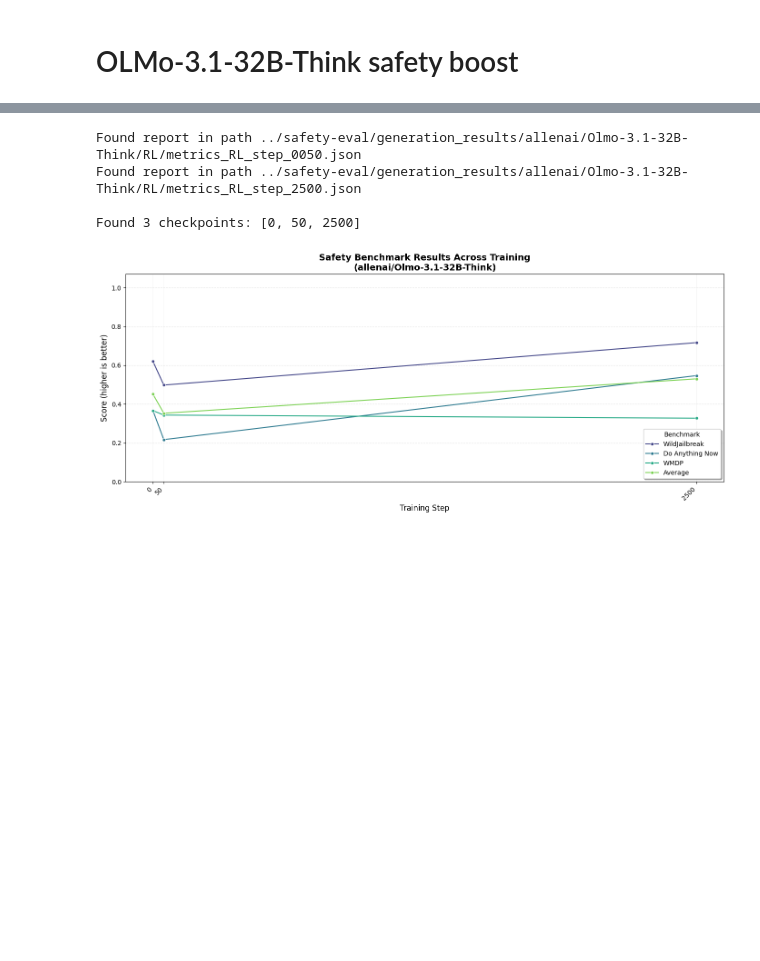
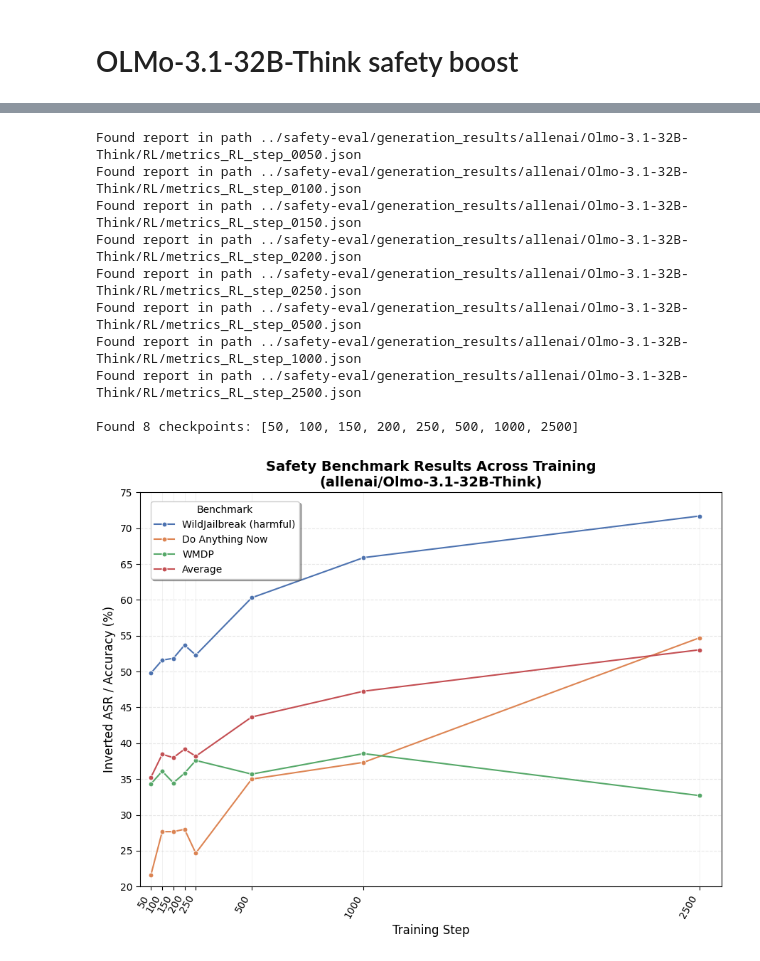
Before and after one commit to Neelectric/open-r1_safety, a Jupyter notebook: data_viz/olmo_3.1_dataviz.ipynb, the cells around one changed output, grey strips where cells are left out. Drawn from its saved outputs; the diff is of its cells as text; code cells hidden in the pictures; blank space fills up the shorter version.

Commit message:
making progress on olmo3.1 32b think safety eval data viz

```diff
--- a/data_viz/olmo_3.1_dataviz.ipynb
+++ b/data_viz/olmo_3.1_dataviz.ipynb
@@ -107,9 +112,12 @@ import json
 import pandas as pd
 import matplotlib.pyplot as plt
 import seaborn as sns
+from matplotlib.ticker import MultipleLocator
 
 root_file_path = "../safety-eval/generation_results/"
 model_name = "allenai/Olmo-3.1-32B-Think"
+include_base_model = False
+x_min = 0
 
 safety_benchmark_configs = [
     ('wildjailbreak::harmful_wildguard_reasoning_answer', 'inverted_macro_asr'),
@@ -117,7 +125,6 @@ safety_benchmark_configs = [
     ('wmdp::default_reasoning_answer', 'inverted_accuracy')
 ]
 
-# Shorter display names for the legend
 benchmark_display_names = {
     'wildjailbreak::harmful_wildguard_reasoning_answer': 'WildJailbreak (harmful)',
     'do_anything_now::wildguard_reasoning_answer': 'Do Anything Now',
@@ -143,12 +150,15 @@ def retrieve_results(
         scores.append(mean)
     return scores
 
-### Collect data for base model (step 0)
-base_path = root_file_path + "allenai/Olmo-3-32B-Think" + "/RL/metrics_RL_main.json"
-base_values = retrieve_results(results_json_path=base_path, benchmark_configs=safety_benchmark_configs, compute_mean=True)
+steps_found = []
+all_values = []
 
-steps_found = [0]  # base as step 0
-all_values = [base_values]
+if include_base_model:
+    base_path = root_file_path + "allenai/Olmo-3-32B-Think" + "/RL/metrics_RL_main.json"
+    base_values = retrieve_results(results_json_path=base_path, benchmark_configs=safety_benchmark_configs, compute_mean=True)
+    print(f"Found report in path {base_path}")
+    steps_found.append(0)
+    all_values.append(base_values)
 
 max_digits = 4
 stop = 2550
@@ -166,55 +176,65 @@ for i in range(50, stop, 50):
 
 print(f"\nFound {len(steps_found)} checkpoints: {steps_found}")
 
-# Build long-format DataFrame for seaborn
 data = []
 for step_idx, step in enumerate(steps_found):
     for bench_idx, benchmark in enumerate(display_names):
         data.append({
             'Step': step,
             'Benchmark': benchmark,
-            'Score': all_values[step_idx][bench_idx]
+            'Score': all_values[step_idx][bench_idx] * 100  # Multiply by 100
         })
 
 df = pd.DataFrame(data)
-
-# Plotting
-fig, ax = plt.subplots(figsize=(14, 6))
-palette = sns.color_palette("viridis", len(display_names))
-
+fig, ax = plt.subplots(figsize=(9, 7))
+### Changed palette for better color distinction between lines
+palette = ["#4C72B0", "#DD8452", "#55A868", "#C44E52"]
 sns.lineplot(
     data=df, x='Step', y='Score', hue='Benchmark',
     ax=ax, palette=palette, marker='o', markersize=5, linewidth=1.5
 )
-
-# Add subtle markers for steps with data
 for step in steps_found:
     ax.axvline(x=step, color='gray', alpha=0.15, linestyle='-', linewidth=0.5)
 
 ax.set_xlabel('Training Step', fontsize=12)
-ax.set_ylabel('Score (higher is better)', fontsize=12)
+### Changed y-axis label to be more specific
+ax.set_ylabel('Inverted ASR / Accuracy (%)', fontsize=12)
 ax.set_title(f'Safety Benchmark Results Across Training\n({model_name})', fontsize=14, fontweight='bold')
-ax.legend(title='Benchmark', frameon=True, fancybox=True, shadow=True, loc='lower right')
-ax.grid(axis='y', alpha=0.3, linestyle='--')
-ax.set_ylim(0, 1.07)
+### Moved legend outside plot area to avoid overlap with data
+ax.legend(title='Benchmark', frameon=True, fancybox=True, shadow=True,
+          loc='upper left', bbox_to_anchor=(0.01, 0.99))
+ax.grid(axis='y', alpha=0.3, linestyle='--', which= 'both')
+ax.set_ylim(20, 75)  # Updated for scaled values
+ax.set_xlim(x_min, 2600)
+
+# Y-axis ticks at intervals of 5
+ax.yaxis.set_major_locator(MultipleLocator(5))
+# ax.yaxis.set_minor_locator(MultipleLocator(5))
+ax.tick_params(axis='y', which='both', length=4)
 
 # X-axis: show a reasonable subset of ticks to avoid crowding
 if len(steps_found) > 15:
     tick_step = max(1, len(steps_found) // 10)
     tick_positions = steps_found[::tick_step]
     if steps_found[-1] not in tick_positions:
         tick_positions.append(steps_found[-1])
 else:
     tick_positions = steps_found
 
 ax.set_xticks(tick_positions)
-ax.set_xticklabels([f'{s}' for s in tick_positions], rotation=45, ha='right')
+ax.set_xticklabels([f'{s}' for s in tick_positions], rotation=60, ha='right')
 
 plt.tight_layout()
 plt.show()
 # %% [output]
 Found report in path ../safety-eval/generation_results/allenai/Olmo-3.1-32B-Think/RL/metrics_RL_step_0050.json
+Found report in path ../safety-eval/generation_results/allenai/Olmo-3.1-32B-Think/RL/metrics_RL_step_0100.json
+Found report in path ../safety-eval/generation_results/allenai/Olmo-3.1-32B-Think/RL/metrics_RL_step_0150.json
+Found report in path ../safety-eval/generation_results/allenai/Olmo-3.1-32B-Think/RL/metrics_RL_step_0200.json
+Found report in path ../safety-eval/generation_results/allenai/Olmo-3.1-32B-Think/RL/metrics_RL_step_0250.json
+Found report in path ../safety-eval/generation_results/allenai/Olmo-3.1-32B-Think/RL/metrics_RL_step_0500.json
+Found report in path ../safety-eval/generation_results/allenai/Olmo-3.1-32B-Think/RL/metrics_RL_step_1000.json
 Found report in path ../safety-eval/generation_results/allenai/Olmo-3.1-32B-Think/RL/metrics_RL_step_2500.json
 
-Found 3 checkpoints: [0, 50, 2500]
+Found 8 checkpoints: [50, 100, 150, 200, 250, 500, 1000, 2500]
-[figure, old version]
+[figure, new version]
```
Also changed, not shown: parts of 1 cell of this notebook, 1 other file.
